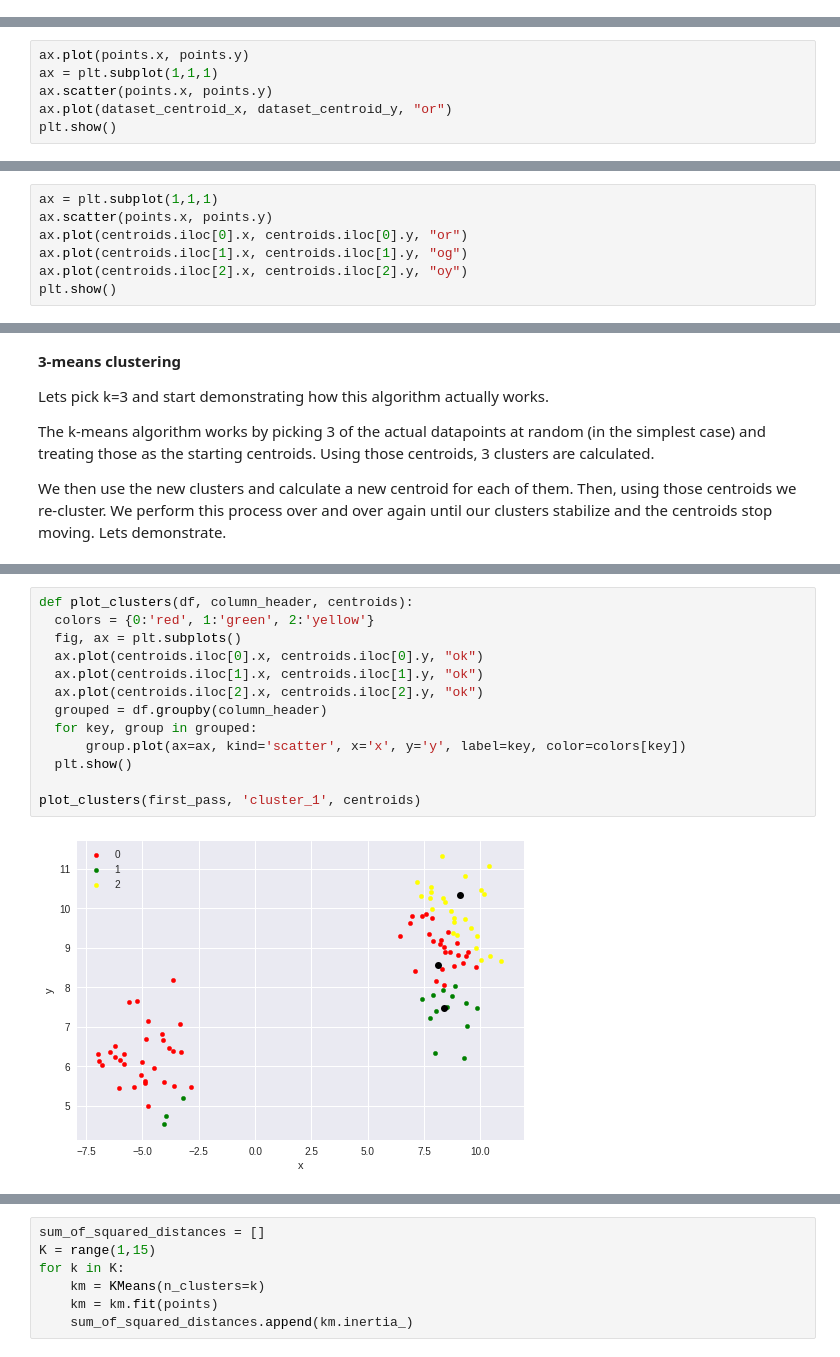
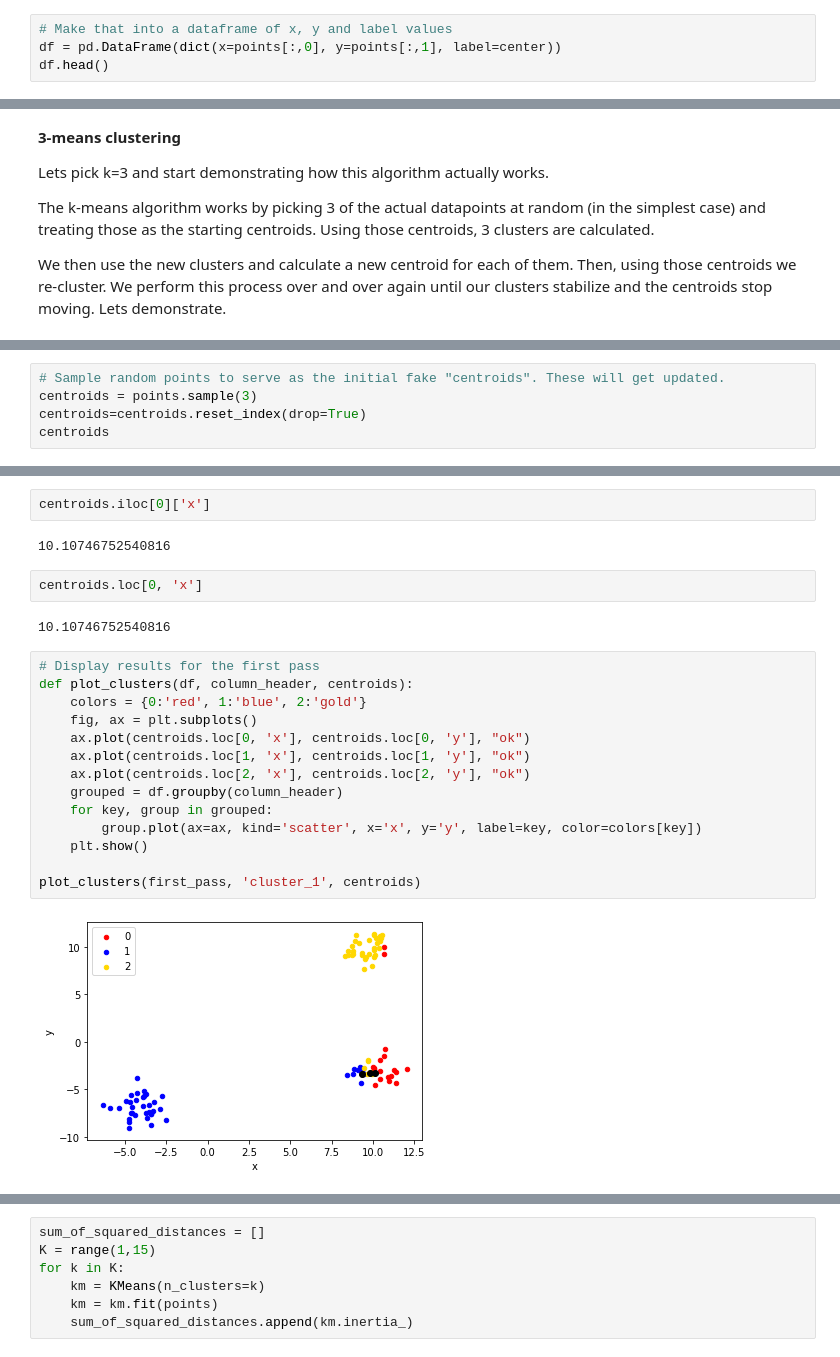
Before and after one commit to lfr4704/DS-Unit-1-Sprint-3-Linear-Algebra, a Jupyter notebook: module4-clustering/LS_DS_134_Solutions.ipynb, the cells around one changed output, grey strips where cells are left out. Cells and saved outputs as stored; diff of their text form.

```diff
--- a/module4-clustering/LS_DS_134_Solutions.ipynb
+++ b/module4-clustering/LS_DS_134_Solutions.ipynb
@@ -366,0 +389,4 @@ df.head()
+# %%
+# Make that into a dataframe of x, y and label values
+df = pd.DataFrame(dict(x=points[:,0], y=points[:,1], label=center))
+df.head()
@@ -401,6 +429,0 @@ print(dataset_centroid_x, dataset_centroid_y)
-# %%
-ax.plot(points.x, points.y)
-ax = plt.subplot(1,1,1)
-ax.scatter(points.x, points.y)
-ax.plot(dataset_centroid_x, dataset_centroid_y, "or")
-plt.show()
@@ -421,7 +429,0 @@ Plot initial "fake" centroids on the graph
-# %%
-ax = plt.subplot(1,1,1)
-ax.scatter(points.x, points.y)
-ax.plot(centroids.iloc[0].x, centroids.iloc[0].y, "or")
-ax.plot(centroids.iloc[1].x, centroids.iloc[1].y, "og")
-ax.plot(centroids.iloc[2].x, centroids.iloc[2].y, "oy")
-plt.show()
@@ -449,0 +463,5 @@ We then use the new clusters and calculate a new centroid for each of them. Then
+# %%
+# Sample random points to serve as the initial fake "centroids". These will get updated.
+centroids = points.sample(3)
+centroids=centroids.reset_index(drop=True)
+centroids
@@ -478,17 +535,26 @@ first_pass.head()
+# %%
+centroids.iloc[0]['x']
+# %% [output]
+10.10746752540816
+# %%
+centroids.loc[0, 'x']
+# %% [output]
+10.10746752540816
 # %%
+# Display results for the first pass
 def plot_clusters(df, column_header, centroids):
-  colors = {0:'red', 1:'green', 2:'yellow'}
-  fig, ax = plt.subplots()
-  ax.plot(centroids.iloc[0].x, centroids.iloc[0].y, "ok")
-  ax.plot(centroids.iloc[1].x, centroids.iloc[1].y, "ok")
-  ax.plot(centroids.iloc[2].x, centroids.iloc[2].y, "ok")
-  grouped = df.groupby(column_header)
-  for key, group in grouped:
-      group.plot(ax=ax, kind='scatter', x='x', y='y', label=key, color=colors[key])
-  plt.show()
+    colors = {0:'red', 1:'blue', 2:'gold'}
+    fig, ax = plt.subplots()
+    ax.plot(centroids.loc[0, 'x'], centroids.loc[0, 'y'], "ok")
+    ax.plot(centroids.loc[1, 'x'], centroids.loc[1, 'y'], "ok")
+    ax.plot(centroids.loc[2, 'x'], centroids.loc[2, 'y'], "ok")
+    grouped = df.groupby(column_header)
+    for key, group in grouped:
+        group.plot(ax=ax, kind='scatter', x='x', y='y', label=key, color=colors[key])
+    plt.show()
 
 plot_clusters(first_pass, 'cluster_1', centroids)
 # %% [output]
-[figure, old version]
+[figure, new version]
 # %%
 def get_centroids(df, column_header):
```
Also changed, not shown: parts of 104 cells of this notebook, 2 other files.
